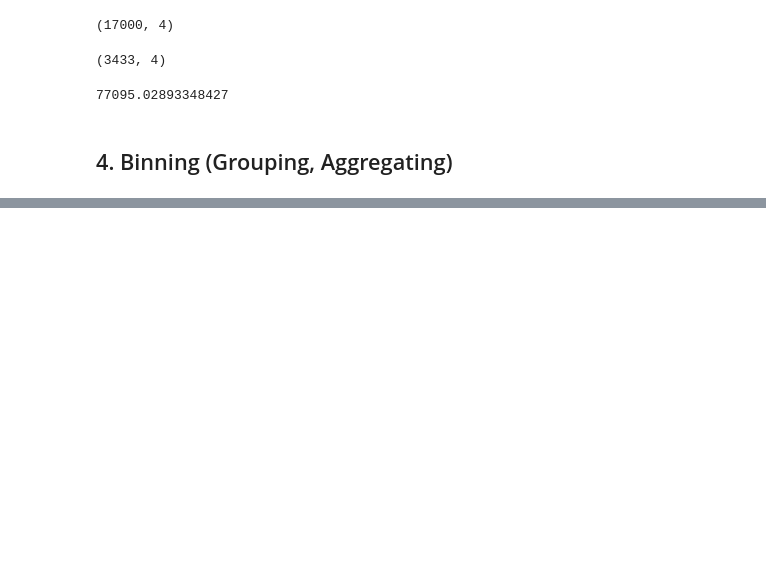
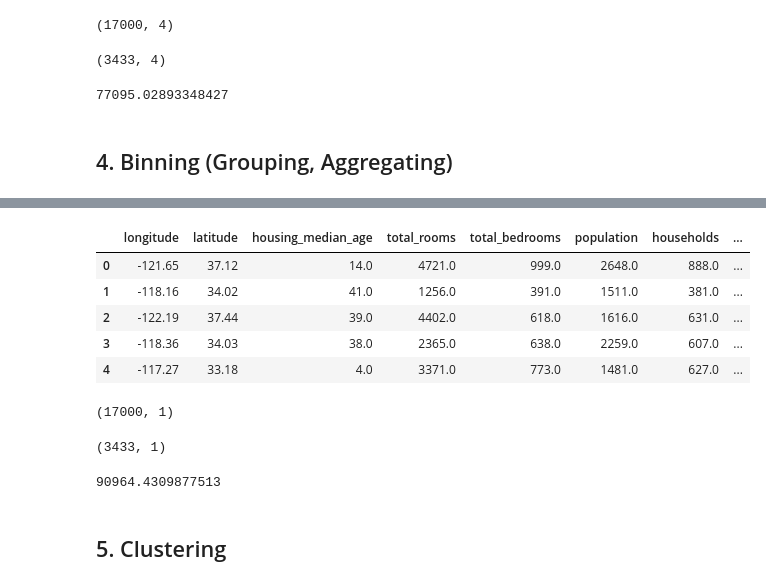
Before and after one commit to amenhasfaw/DPFE, a Jupyter notebook: CODE/Feature Engineering.ipynb, the cells around one changed output, grey strips where cells are left out. Cells and saved outputs as stored; diff of their text form; code cells hidden in the pictures; blank space fills up the shorter version.

```diff
--- a/CODE/Feature Engineering.ipynb
+++ b/CODE/Feature Engineering.ipynb
@@ -348,0 +364,31 @@ mean_absolute_error(y_test,lineardummy_test_prediction)
+# %%
+test_df['housing_age_less_than_30'] = (test_df['housing_median_age'] < 30).astype(int)
+test_df.head()
+# %% [output]
+|  | longitude | latitude | housing_median_age | total_rooms | total_bedrooms | population | households | ... |
+| 0 | -121.65 | 37.12 | 14.0 | 4721.0 | 999.0 | 2648.0 | 888.0 | ... |
+| 1 | -118.16 | 34.02 | 41.0 | 1256.0 | 391.0 | 1511.0 | 381.0 | ... |
+| 2 | -122.19 | 37.44 | 39.0 | 4402.0 | 618.0 | 1616.0 | 631.0 | ... |
+| 3 | -118.36 | 34.03 | 38.0 | 2365.0 | 638.0 | 2259.0 | 607.0 | ... |
+| 4 | -117.27 | 33.18 | 4.0 | 3371.0 | 773.0 | 1481.0 | 627.0 | ... |
+# %%
+X_train_median_age = train_df['housing_age_less_than_30'].to_numpy().reshape(-1,1)
+X_train_median_age.shape
+# %% [output]
+(17000, 1)
+# %%
+X_test_median_age = test_df['housing_age_less_than_30'].to_numpy().reshape(-1,1)
+X_test_median_age.shape
+# %% [output]
+(3433, 1)
+# %%
+from sklearn.linear_model import LinearRegression
+
+linear_binned = LinearRegression().fit(X_train_median_age,y_train)
+linear_binned_prediction = linear_binned.predict(X_test_median_age)
+
+mean_absolute_error(y_test,linear_binned_prediction)
+# %% [output]
+90964.4309877513
+# %% [markdown]
+## 5. Clustering
```
Also changed, not shown: parts of 6 cells of this notebook.
